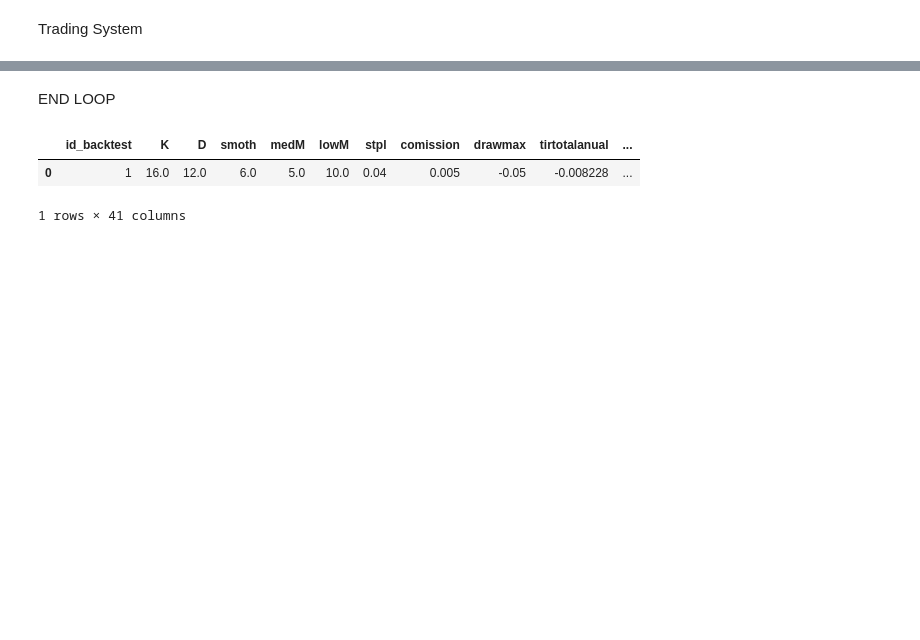
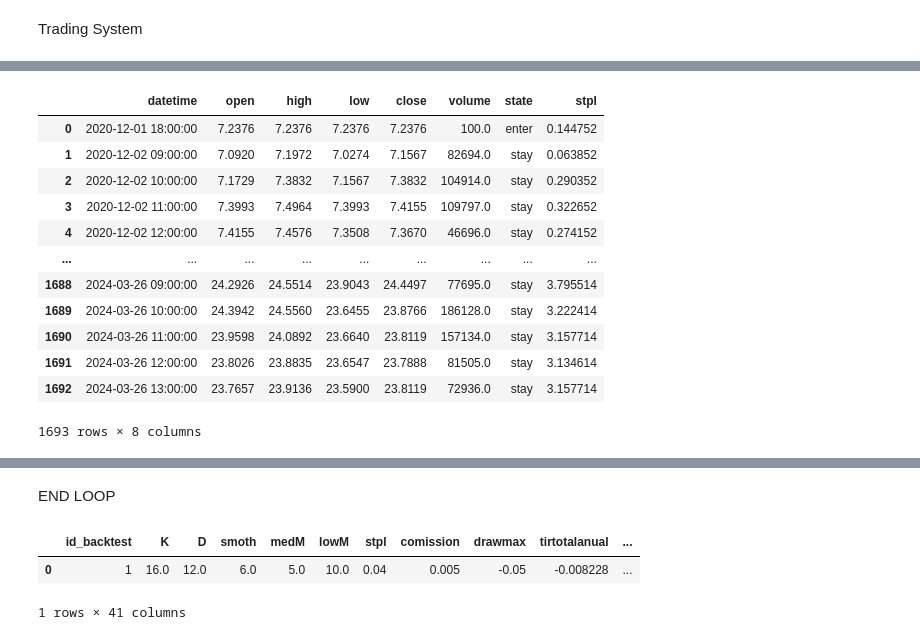
Before and after one commit to SciTrade/anaconda_projects, a Jupyter notebook: Trading_System/Stch_1H_1/syscons_compact_1.ipynb, the cells around one changed output, grey strips where cells are left out. Drawn from its saved outputs; the diff is of its cells as text; code cells hidden in the pictures; blank space fills up the shorter version.

```diff
--- a/Trading_System/Stch_1H_1/syscons_compact_1.ipynb
+++ b/Trading_System/Stch_1H_1/syscons_compact_1.ipynb
@@ -183,16 +245,0 @@ Name: 143000, dtype: float64
-# %%
-# Parameters
-
-# System parameters
-# stoch_hml_1
-K = int(srparamtest['K'])
-D = int(srparamtest['D'] )
-smoth = int(srparamtest['smoth'])
-medM = int(srparamtest['medM'])
-lowM = int(srparamtest['lowM'])
-
-# Backtesting parameters
-
-stpl = srparamtest['stpl']
-comission = srparamtest['comission']
-drawmax = srparamtest['drawmax']
@@ -323,3 +373,21 @@ dfstoploss = stop_loss_reentry (dfsignals, stpl)
+# %%
+dfstoploss = stop_loss_reentry (dfsignals, stpl)
+display (dfstoploss)
+del dfstoploss
+# %% [output]
+|  | datetime | open | high | low | close | volume | state | stpl |
+| 0 | 2020-12-01 18:00:00 | 7.2376 | 7.2376 | 7.2376 | 7.2376 | 100.0 | enter | 0.144752 |
+| 1 | 2020-12-02 09:00:00 | 7.0920 | 7.1972 | 7.0274 | 7.1567 | 82694.0 | stay | 0.063852 |
+| 2 | 2020-12-02 10:00:00 | 7.1729 | 7.3832 | 7.1567 | 7.3832 | 104914.0 | stay | 0.290352 |
+| 3 | 2020-12-02 11:00:00 | 7.3993 | 7.4964 | 7.3993 | 7.4155 | 109797.0 | stay | 0.322652 |
+| 4 | 2020-12-02 12:00:00 | 7.4155 | 7.4576 | 7.3508 | 7.3670 | 46696.0 | stay | 0.274152 |
+| ... | ... | ... | ... | ... | ... | ... | ... | ... |
+| 1688 | 2024-03-26 09:00:00 | 24.2926 | 24.5514 | 23.9043 | 24.4497 | 77695.0 | stay | 3.795514 |
+| 1689 | 2024-03-26 10:00:00 | 24.3942 | 24.5560 | 23.6455 | 23.8766 | 186128.0 | stay | 3.222414 |
+| 1690 | 2024-03-26 11:00:00 | 23.9598 | 24.0892 | 23.6640 | 23.8119 | 157134.0 | stay | 3.157714 |
+| 1691 | 2024-03-26 12:00:00 | 23.8026 | 23.8835 | 23.6547 | 23.7888 | 81505.0 | stay | 3.134614 |
+| 1692 | 2024-03-26 13:00:00 | 23.7657 | 23.9136 | 23.5900 | 23.8119 | 72936.0 | stay | 3.157714 |
+1693 rows × 8 columns
 # %%
 #%%timeit
 
```
Also changed, not shown: parts of 19 cells of this notebook, 4 other files.
